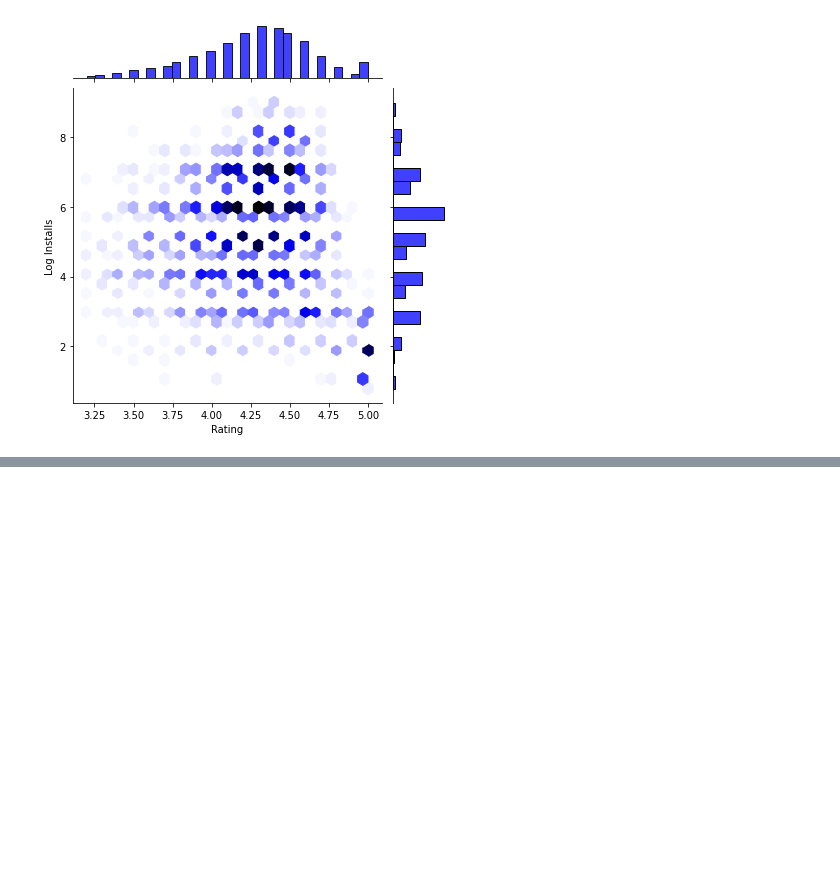
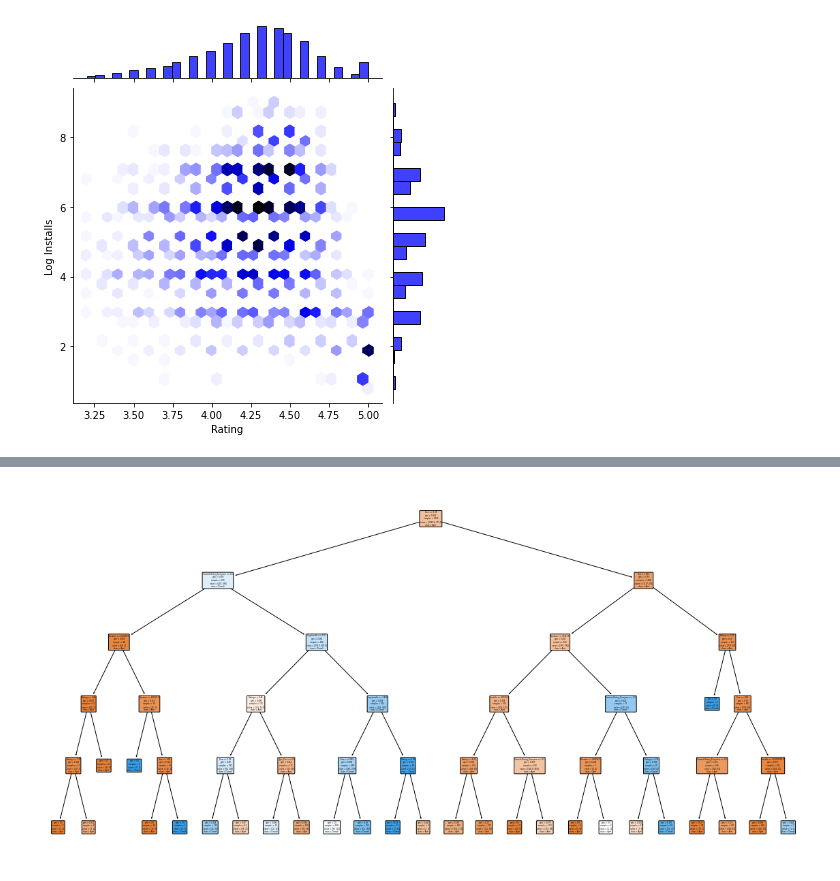
Before and after one commit to Amani05/Data-et-IA-, a Jupyter notebook: games_dataviz.ipynb, the cells around one changed output, grey strips where cells are left out. Cells and saved outputs as stored; diff of their text form; code cells hidden in the pictures; blank space fills up the shorter version.

```diff
--- a/games_dataviz.ipynb
+++ b/games_dataviz.ipynb
@@ -325,0 +549,12 @@ plt.show()
+# %%
+from sklearn.feature_selection import SelectKBest
+
+# Sélectionner les K meilleures caractéristiques
+selector = SelectKBest(k=10)
+X_train_selected = selector.fit_transform(X_train_scaled, y_train)
+X_test_selected = selector.transform(X_test_scaled)
+
+# Réentraîner le modèle
+knn.fit(X_train_selected, y_train)
+y_pred_selected = knn.predict(X_test_selected)
+print("Précision avec les caractéristiques sélectionnées : {:.2f}%".format(accuracy_score(y_test, y_pred_selected) * 100))
@@ -325,0 +563,26 @@ plt.show()
+# %%
+from sklearn.tree import DecisionTreeClassifier
+from sklearn.model_selection import train_test_split
+from sklearn.metrics import accuracy_score
+
+# Créer le modèle d'arbre de décision
+tree = DecisionTreeClassifier(max_depth=5, random_state=42)  # Limiter la profondeur de l'arbre pour éviter le surajustement
+
+# Entraîner le modèle
+tree.fit(X_train, y_train)
+
+# Prédire sur l'ensemble de test
+y_pred = tree.predict(X_test)
+
+# Calculer la précision
+accuracy = accuracy_score(y_test, y_pred)
+print("Précision de l'arbre de décision : {:.2f}%".format(accuracy * 100))
+
+# Utiliser le modèle pour filtrer les applications selon les intérêts
+full_data['Prediction'] = tree.predict(X)
+
+# Filtrer et afficher les résultats
+filtered_apps_demoli = full_data[full_data['Prediction'] == 'Demoli']
+filtered_apps_ajmi = full_data[full_data['Prediction'] == 'Ajmi']
+print(filtered_apps_demoli.head())
+print(filtered_apps_ajmi.head())
@@ -325,0 +607,9 @@ plt.show()
+# %%
+from sklearn.tree import plot_tree
+
+# Supposons que 'tree' est votre modèle d'arbre de décision entraîné
+plt.figure(figsize=(20,10))
+plot_tree(tree, filled=True, feature_names=X.columns, class_names=['Ajmi', 'Demoli', 'None'], rounded=True)
+plt.show()
+# %% [output]
+[figure, added]
```
Also changed, not shown: parts of 29 cells of this notebook.
